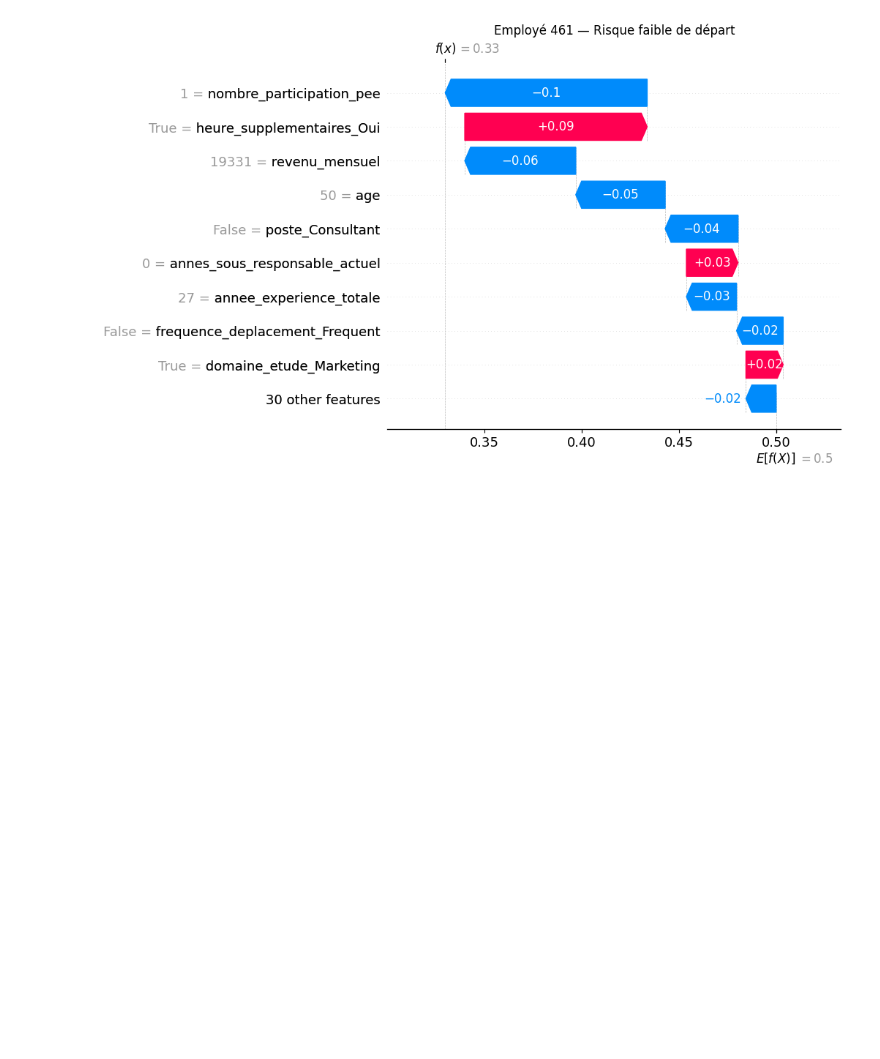
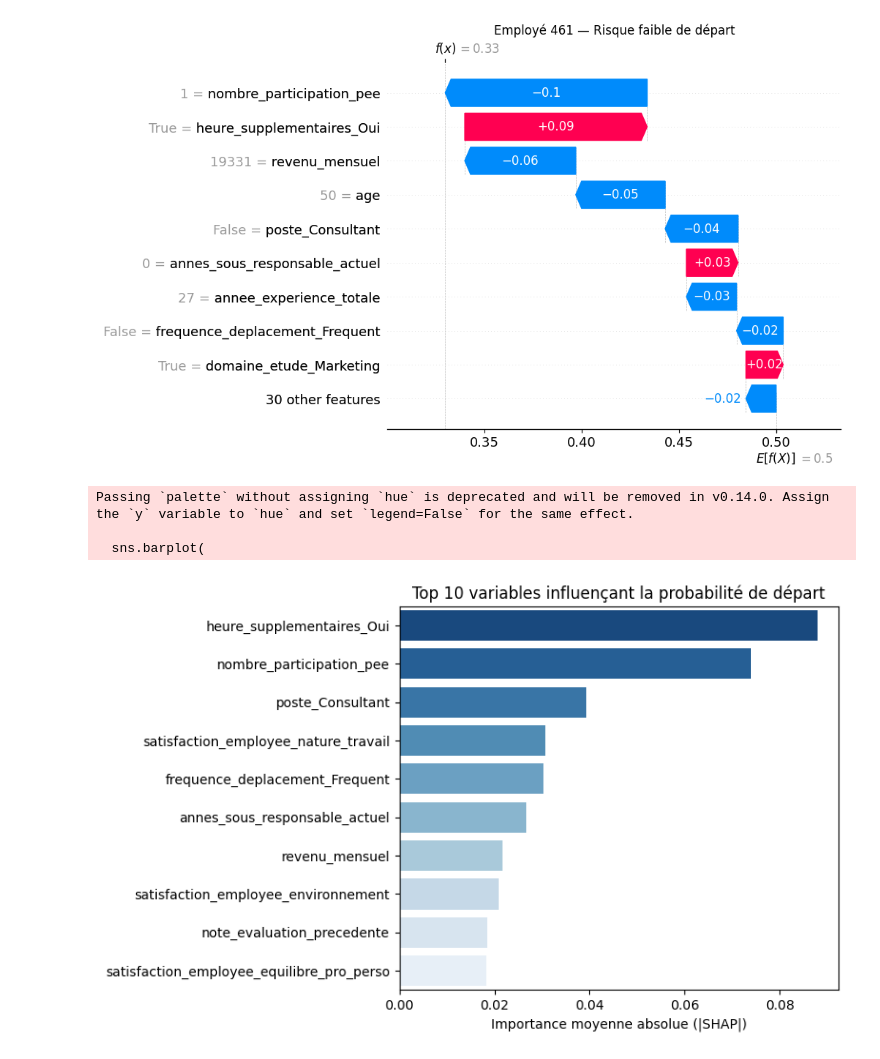
Before and after one commit to DagueG/Auto_classif_data, a Jupyter notebook: notebooks/05_modeles_optimisation.ipynb, the cells around one changed output. Drawn from its saved outputs; the diff is of its cells as text; code cells hidden in the pictures; blank space fills up the shorter version.

Commit message:
ADD: listing variables

```diff
--- a/notebooks/05_modeles_optimisation.ipynb
+++ b/notebooks/05_modeles_optimisation.ipynb
@@ -264,3 +264,34 @@ plt.title(f"Employé {idx_low} — Risque faible de départ")
 shap.plots.waterfall(explanation_low, max_display=10)
 # %% [output]
 [figure]
+# %%
+import seaborn as sns
+import matplotlib.pyplot as plt
+import numpy as np
+import pandas as pd
+
+# ─── Importance globale (moyenne absolue des valeurs SHAP) ───────────────
+shap_importance = np.abs(shap_values[:, :, 1]).mean(axis=0)
+importance_df = pd.DataFrame({
+    "Feature": X_shap.columns,
+    "Mean |SHAP value|": shap_importance
+}).sort_values(by="Mean |SHAP value|", ascending=False)
+
+# ─── Graphique barres horizontales ───────────────────────────────────────
+plt.figure(figsize=(8,5))
+sns.barplot(
+    y="Feature",
+    x="Mean |SHAP value|",
+    data=importance_df.head(10),
+    palette="Blues_r"
+)
+plt.title("Top 10 variables influençant la probabilité de départ")
+plt.xlabel("Importance moyenne absolue (|SHAP|)")
+plt.ylabel("")
+plt.tight_layout()
+plt.show()
+# %% [output]
+Passing `palette` without assigning `hue` is deprecated and will be removed in v0.14.0. Assign the `y` variable to `hue` and set `legend=False` for the same effect.
+
+  sns.barplot(
+[figure, added]
```
Also changed, not shown: parts of 1 cell of this notebook.
